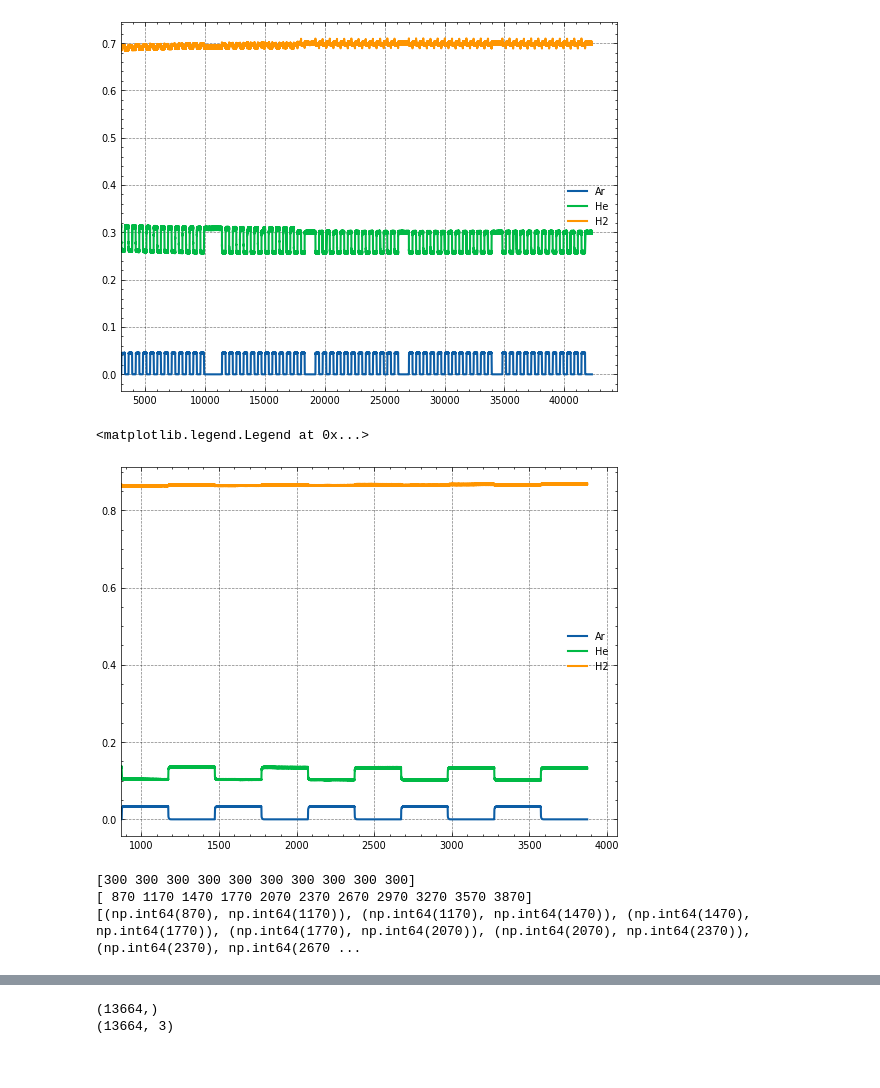
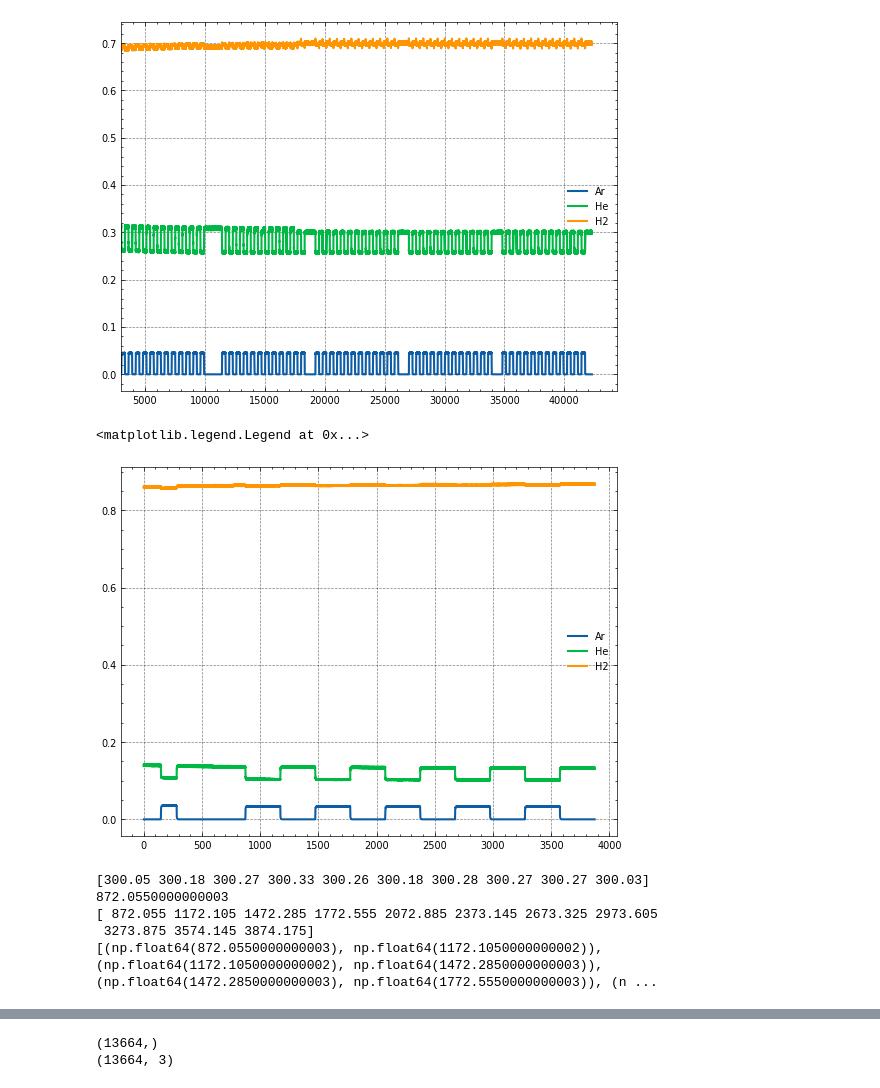
Before and after one commit to ChemRxnEngLab/nRTD, a Jupyter notebook: Experiments/AZA_001/A - capillary/AZA-E-13062025_250ml-min_2bar_250_capillary.ipynb, the cells around one changed output, grey strips where cells are left out. Saved outputs shown, nothing was run; the diff lists cells and outputs as text; code cells hidden in the pictures.

```diff
--- a/Experiments/AZA_001/A - capillary/AZA-E-13062025_250ml-min_2bar_250_capillary.ipynb
+++ b/Experiments/AZA_001/A - capillary/AZA-E-13062025_250ml-min_2bar_250_capillary.ipynb
@@ -31,12 +31,16 @@ plt.legend()
 # %%
 plt.plot(t_source, n_dot[:,0], label="Ar", color="C0")
 plt.plot(t_source, n_dot[:,1], label="He", color="C1")
 plt.plot(t_source, n_dot[:,2], label="H2", color="C2")
-plt.xlim(14*60+30,)
+#plt.xlim(14*60+32.6, 15*60)
+#plt.xlim(0,300)
+# plt.scatter(15*60, 0.2)
+# plt.xlim(14*60, 16*60)
+#plt.xlim(14.5*60,)
 plt.legend()
 # %% [output]
 <matplotlib.legend.Legend at 0x...>
-[figure, old version]
+[figure, new version]
 # %%
 time_delta = t_source - t_source[0]
 
@@ -50,20 +54,23 @@ t_range = (time_delta.min(), time_delta.max())
 # %%
 # create array with half-period times
 
-t_offset = 14*60+30 # offset until experiment starts
+#t_offset = 14 * 60 + 30 # offset until experiment starts
 t_halfperiod = 300 # 5min half-period duration
 
-switching_times = np.full((10,), t_halfperiod) #+ np.array([0.05,
-                                                        #   0.18,
-                                                        #   0.27,
-                                                        #   0.33,
-                                                        #   0.26,
-                                                        #   0.18,
-                                                        #   0.28,
-                                                        #   0.27,
-                                                        #   0.27,
-                                                        #   0.03])# 24 half-periods
+switching_times = np.full((10,), t_halfperiod) + np.array([0.05,
+                                                          0.18,
+                                                          0.27,
+                                                          0.33,
+                                                          0.26,
+                                                          0.18,
+                                                          0.28,
+                                                          0.27,
+                                                          0.27,
+                                                          0.03])
 print(switching_times)
+
+t_offset = t_source[-1] - sum(switching_times)
+print(t_offset)
 switching_times = np.insert(switching_times, 0, t_offset)
 switching_times = np.cumsum(switching_times)
 print(switching_times)
@@ -74,6 +81,8 @@ intervals = [
 ]
 print(intervals)
 # %% [output]
-[300 300 300 300 300 300 300 300 300 300]
-[ 870 1170 1470 1770 2070 2370 2670 2970 3270 3570 3870]
-[(np.int64(870), np.int64(1170)), (np.int64(1170), np.int64(1470)), (np.int64(1470), np.int64(1770)), (np.int64(1770), np.int64(2070)), (np.int64(2070), np.int64(2370)), (np.int64(2370), np.int64(2670 ...
+[300.05 300.18 300.27 300.33 300.26 300.18 300.28 300.27 300.27 300.03]
+872.0550000000003
+[ 872.055 1172.105 1472.285 1772.555 2072.885 2373.145 2673.325 2973.605
+ 3273.875 3574.145 3874.175]
+[(np.float64(872.0550000000003), np.float64(1172.1050000000002)), (np.float64(1172.1050000000002), np.float64(1472.2850000000003)), (np.float64(1472.2850000000003), np.float64(1772.5550000000003)), (n ...
```
Also changed, not shown: parts of 7 cells of this notebook, 11 other files.
